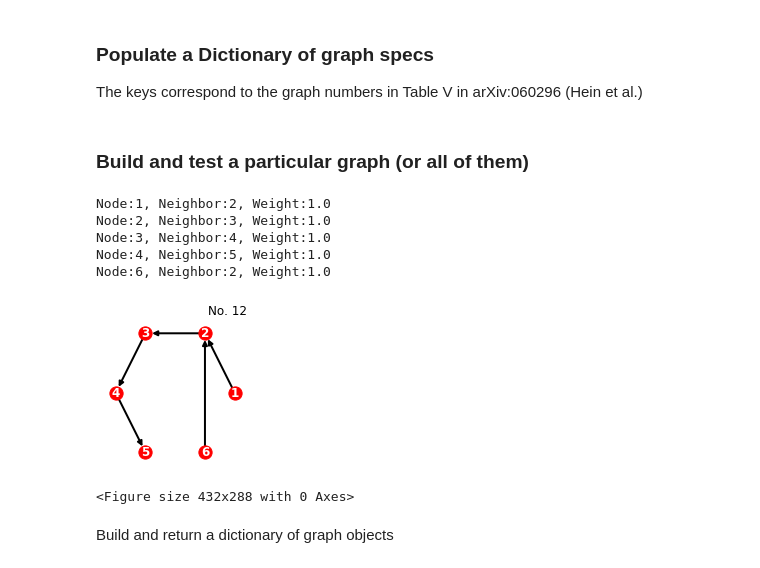
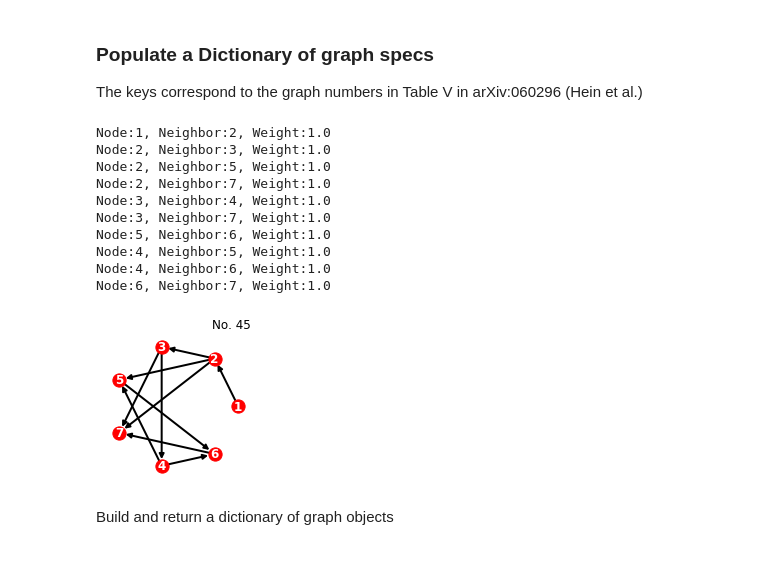
Before and after one commit to nlaanait/qcdenoise, a Jupyter notebook: utils/graph_states_table.ipynb, the cells around one changed output. Drawn from its saved outputs; the diff is of its cells as text; code cells hidden in the pictures.

Commit message:
updating graph states notebook
Former-commit-id: f9ffcc944ea4c46af4e51b1e24a53c2ac387f2e4

```diff
--- a/utils/graph_states_table.ipynb
+++ b/utils/graph_states_table.ipynb
@@ -108,15 +148,17 @@ graph_data['12'] = [(1, 2, 1.0), (2, 3, 1.0), (3, 4, 1.0), (4, 5, 1.0), (6, 2, 1
-# %% [markdown]
-### Build and test a particular graph (or all of them)
 # %%
-test_graphbuild(graph_data, graph_number=12)
+test_graphbuild(graph_data, graph_number=45)
 # %% [output]
 Node:1, Neighbor:2, Weight:1.0
 Node:2, Neighbor:3, Weight:1.0
+Node:2, Neighbor:5, Weight:1.0
+Node:2, Neighbor:7, Weight:1.0
 Node:3, Neighbor:4, Weight:1.0
+Node:3, Neighbor:7, Weight:1.0
+Node:5, Neighbor:6, Weight:1.0
 Node:4, Neighbor:5, Weight:1.0
-Node:6, Neighbor:2, Weight:1.0
+Node:4, Neighbor:6, Weight:1.0
+Node:6, Neighbor:7, Weight:1.0
-[figure, old version]
+[figure, new version]
-<Figure size 432x288 with 0 Axes>
 # %% [markdown]
 Build and return a dictionary of graph objects
 # %%
```
Also changed, not shown: parts of 9 cells of this notebook.
